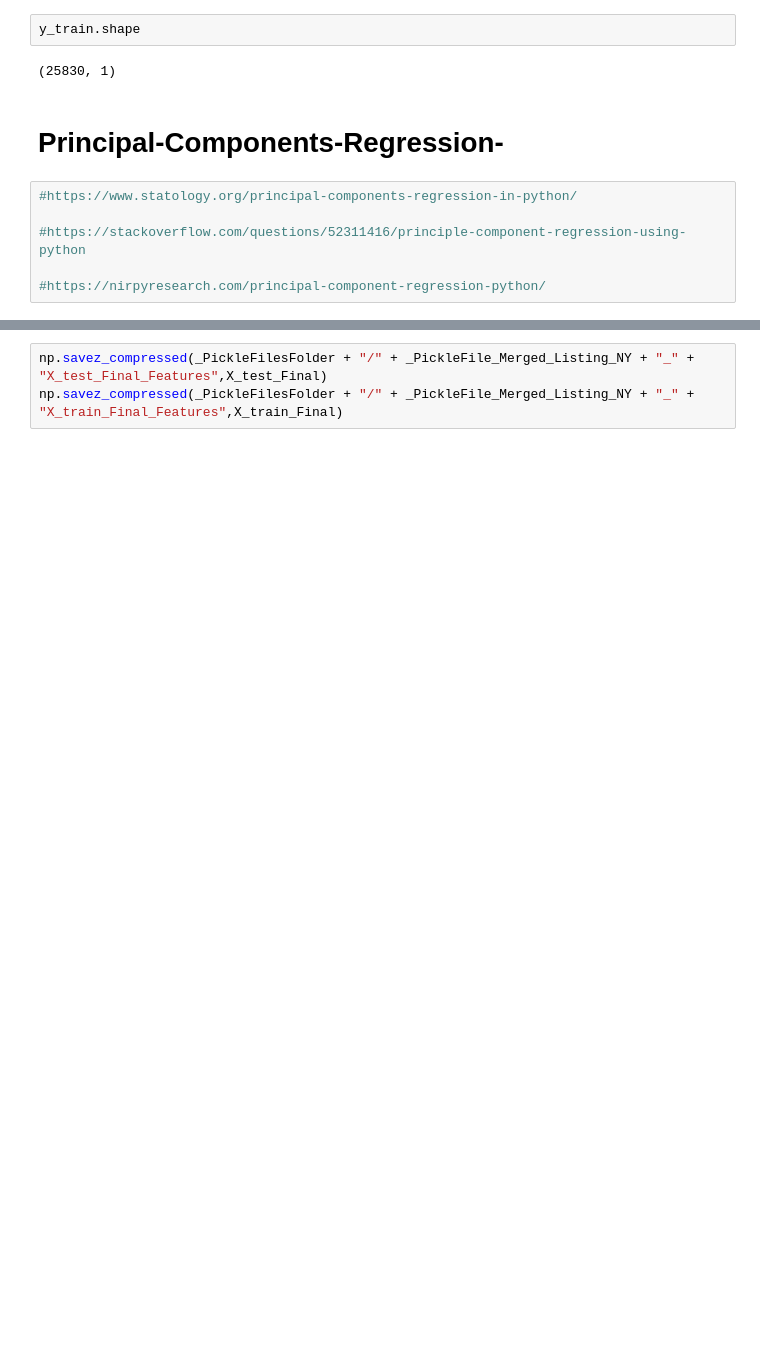
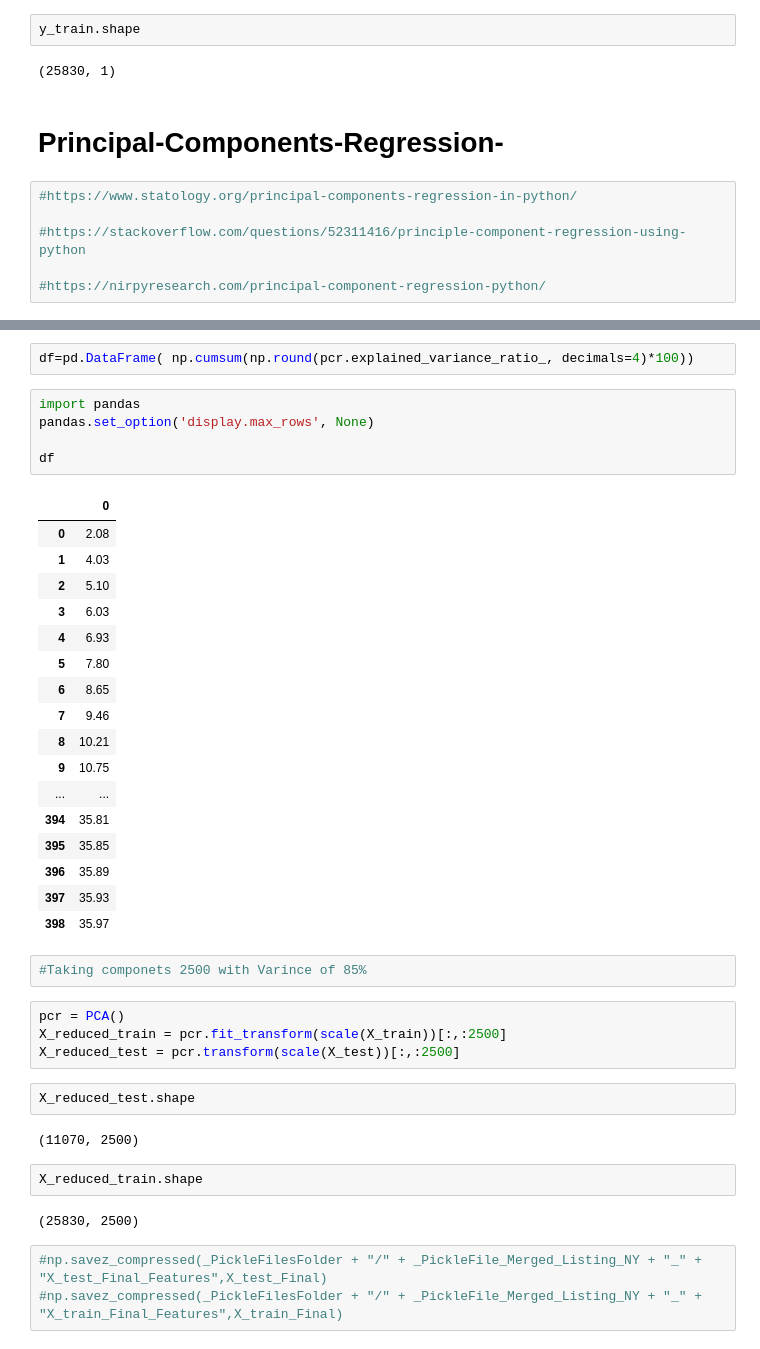
Before and after one commit to amodi01/airbnbpriceprediction, a Jupyter notebook: EDA_Notebooks/Step_8_PCA.ipynb, the cells around one changed output, grey strips where cells are left out. Drawn from its saved outputs; the diff is of its cells as text; blank space fills up the shorter version.

```diff
--- a/EDA_Notebooks/Step_8_PCA.ipynb
+++ b/EDA_Notebooks/Step_8_PCA.ipynb
@@ -125,3 +155,42 @@ KeyboardInterrupt:
+# %%
+df=pd.DataFrame( np.cumsum(np.round(pcr.explained_variance_ratio_, decimals=4)*100))
+# %%
+import pandas
+pandas.set_option('display.max_rows', None)
+
+df
+# %% [output]
+|  | 0 |
+| 0 | 2.08 |
+| 1 | 4.03 |
+| 2 | 5.10 |
+| 3 | 6.03 |
+| 4 | 6.93 |
+| 5 | 7.80 |
+| 6 | 8.65 |
+| 7 | 9.46 |
+| 8 | 10.21 |
+| 9 | 10.75 |
+| ... | ... |
+| 394 | 35.81 |
+| 395 | 35.85 |
+| 396 | 35.89 |
+| 397 | 35.93 |
+| 398 | 35.97 |
+# %%
+#Taking componets 2500 with Varince of 85%
+# %%
+pcr = PCA()
+X_reduced_train = pcr.fit_transform(scale(X_train))[:,:2500]
+X_reduced_test = pcr.transform(scale(X_test))[:,:2500]
+# %%
+X_reduced_test.shape
+# %% [output]
+(11070, 2500)
+# %%
+X_reduced_train.shape
+# %% [output]
+(25830, 2500)
 # %%
-np.savez_compressed(_PickleFilesFolder + "/" + _PickleFile_Merged_Listing_NY + "_" + "X_test_Final_Features",X_test_Final)
-np.savez_compressed(_PickleFilesFolder + "/" + _PickleFile_Merged_Listing_NY + "_" + "X_train_Final_Features",X_train_Final)
+#np.savez_compressed(_PickleFilesFolder + "/" + _PickleFile_Merged_Listing_NY + "_" + "X_test_Final_Features",X_test_Final)
+#np.savez_compressed(_PickleFilesFolder + "/" + _PickleFile_Merged_Listing_NY + "_" + "X_train_Final_Features",X_train_Final)
```
Also changed, not shown: parts of 12 cells of this notebook, 4 other files.
